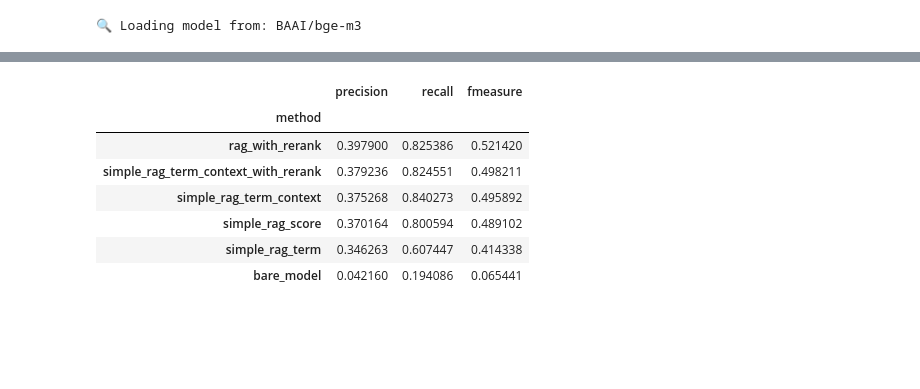
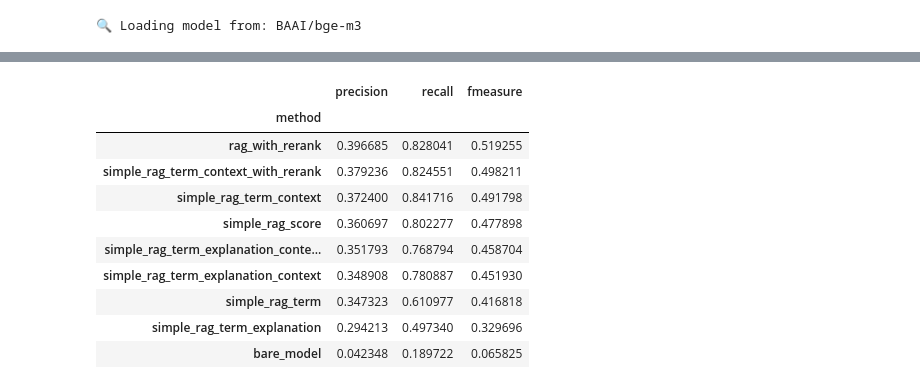
Before and after one commit to datanooblol/broai-arai, a Jupyter notebook: backend/02-onlineflow.ipynb, the cells around one changed output, grey strips where cells are left out. Cells and saved outputs as stored; diff of their text form; code cells hidden in the pictures; blank space fills up the shorter version.

```diff
--- a/backend/02-onlineflow.ipynb
+++ b/backend/02-onlineflow.ipynb
@@ -243,5 +259,7 @@ simple_rag_term_context_scores = get_score(method="simple_rag_term_context", res
+# %%
+simple_rag_term_explanation_context_scores = get_score(method="simple_rag_term_explanation_context", responses=simple_rag_term_explanation_context_response)
 # %%
-def simple_rag_term_context_with_rerank(trainset):
+def simple_rag_term_context_with_rerank(trainset, method="evidence"):
     responses = []
     for ts in tqdm(trainset):
         source = ts['metadata']['source']
@@ -254,7 +272,10 @@ def simple_rag_term_context_with_rerank(trainset):
         for term in potential_terms:
             similar_terms = tm.read_similar_terms(term=term, session=Depends(get_session), document_ids=[document.id])
             terms.extend([st for st in similar_terms if st])
-        evidences = "\n".join([t.evidence for t in terms])
+        if method == "evidence":
+            evidences = "\n".join([t.evidence for t in terms])
+        else:
+            evidences = "\n".join([t.explanation for t in terms])
         vector = embedder.run(sentences=[question])[0]
         longterms = ltm.read_similar_text_with_like_source(vector, embed_method="raw", session=Depends(get_session), sources=[document.source])
         reranked_longterms, _ = reranker.run(search_query=question, longterms=longterms, embed_method="raw")
@@ -275,36 +296,46 @@ def simple_rag_term_context_with_rerank(trainset):
 simple_rag_term_context_with_rerank_response = simple_rag_term_context_with_rerank(trainset)
 # %%
 simple_rag_term_context_with_rerank_scores = get_score(method="simple_rag_term_context_with_rerank", responses=simple_rag_term_context_with_rerank_response)
+# %%
+simple_rag_term_explanation_context_with_rerank_response = simple_rag_term_context_with_rerank(trainset, method="explanation")
+# %%
+simple_rag_term_explanation_context_with_rerank_scores = get_score(method="simple_rag_term_explanation_context_with_rerank", responses=simple_rag_term_explanation_context_with_rerank_response)
 # %%
 import pandas as pd
 
 datas = [
     bare_scores,
     simple_rag_scores,
     rag_with_rerank_scores,
     simple_rag_term_scores,
     simple_rag_term_context_scores,
-    simple_rag_term_context_with_rerank_scores
+    simple_rag_term_context_with_rerank_scores,
+    simple_rag_term_explanation_scores,
+    simple_rag_term_explanation_context_scores,
+    simple_rag_term_explanation_context_with_rerank_scores,
 ]
 
 experiments = pd.concat([pd.DataFrame(data) for data in datas])
 
 benchmark = experiments.groupby('method').agg(
     precision=pd.NamedAgg(column='precision', aggfunc='mean'),
     recall=pd.NamedAgg(column='recall', aggfunc='mean'),
     fmeasure=pd.NamedAgg(column='fmeasure', aggfunc='mean'),
 ).sort_values("fmeasure", ascending=False)
 
 benchmark
 # %% [output]
 |  | precision | recall | fmeasure |
 | method |  |  |  |
-| rag_with_rerank | 0.397900 | 0.825386 | 0.521420 |
+| rag_with_rerank | 0.396685 | 0.828041 | 0.519255 |
 | simple_rag_term_context_with_rerank | 0.379236 | 0.824551 | 0.498211 |
-| simple_rag_term_context | 0.375268 | 0.840273 | 0.495892 |
-| simple_rag_score | 0.370164 | 0.800594 | 0.489102 |
-| simple_rag_term | 0.346263 | 0.607447 | 0.414338 |
-| bare_model | 0.042160 | 0.194086 | 0.065441 |
+| simple_rag_term_context | 0.372400 | 0.841716 | 0.491798 |
+| simple_rag_score | 0.360697 | 0.802277 | 0.477898 |
+| simple_rag_term_explanation_conte... | 0.351793 | 0.768794 | 0.458704 |
+| simple_rag_term_explanation_context | 0.348908 | 0.780887 | 0.451930 |
+| simple_rag_term | 0.347323 | 0.610977 | 0.416818 |
+| simple_rag_term_explanation | 0.294213 | 0.497340 | 0.329696 |
+| bare_model | 0.042348 | 0.189722 | 0.065825 |
 # %%
 experiments.to_csv("./dataset/experiments.csv", index=False)
 benchmark.to_csv("./dataset/benchmark.csv", index=False)
```
Also changed, not shown: parts of 17 cells of this notebook, 2 other files.
